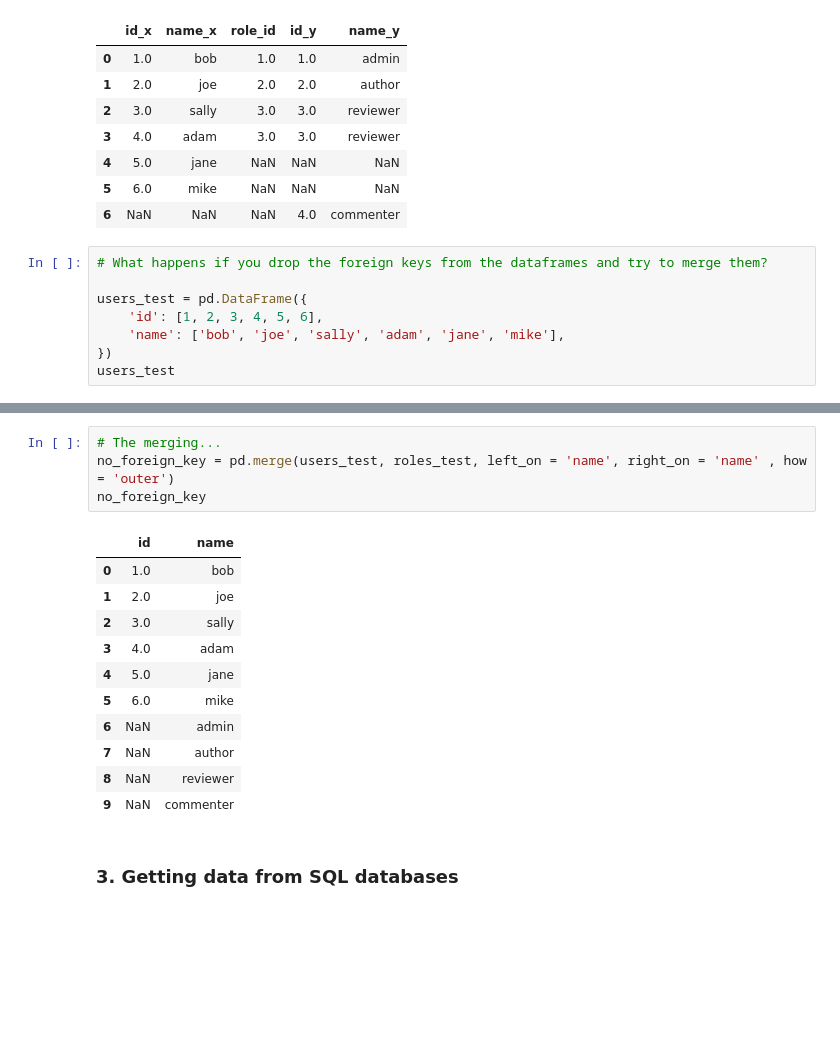
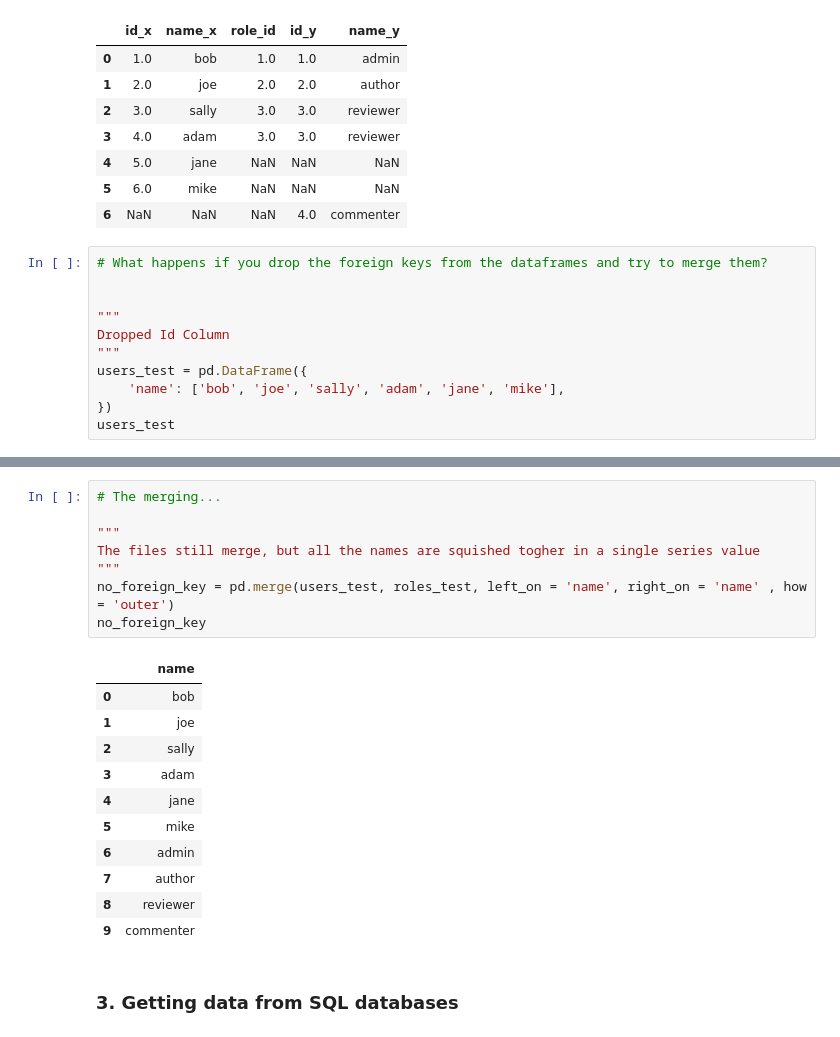
Before and after one commit to CSolitaire/numpy-pandas-visualization-exercises, a Jupyter notebook: advanced_dataframes.ipynb, the cells around one changed output, grey strips where cells are left out. Cells and saved outputs as stored; diff of their text form; blank space fills up the shorter version.

```diff
--- a/advanced_dataframes.ipynb
+++ b/advanced_dataframes.ipynb
@@ -243,8 +217,11 @@ users_with_roles_all_null
 # %%
 # What happens if you drop the foreign keys from the dataframes and try to merge them?
 
+
+"""
+Dropped Id Column
+"""
 users_test = pd.DataFrame({
-    'id': [1, 2, 3, 4, 5, 6],
     'name': ['bob', 'joe', 'sally', 'adam', 'jane', 'mike'],
 })
 users_test
@@ -269,20 +251,24 @@ roles_test
 | 3 | commenter |
 # %%
 # The merging...
+
+"""
+The files still merge, but all the names are squished togher in a single series value
+"""
 no_foreign_key = pd.merge(users_test, roles_test, left_on = 'name', right_on = 'name' , how = 'outer')
 no_foreign_key
 # %% [output]
-|  | id | name |
-| 0 | 1.0 | bob |
-| 1 | 2.0 | joe |
-| 2 | 3.0 | sally |
-| 3 | 4.0 | adam |
-| 4 | 5.0 | jane |
-| 5 | 6.0 | mike |
-| 6 | NaN | admin |
-| 7 | NaN | author |
-| 8 | NaN | reviewer |
-| 9 | NaN | commenter |
+|  | name |
+| 0 | bob |
+| 1 | joe |
+| 2 | sally |
+| 3 | adam |
+| 4 | jane |
+| 5 | mike |
+| 6 | admin |
+| 7 | author |
+| 8 | reviewer |
+| 9 | commenter |
 # %% [markdown]
 ### 3. Getting data from SQL databases
 # %%
```
Also changed, not shown: parts of 17 cells of this notebook.
